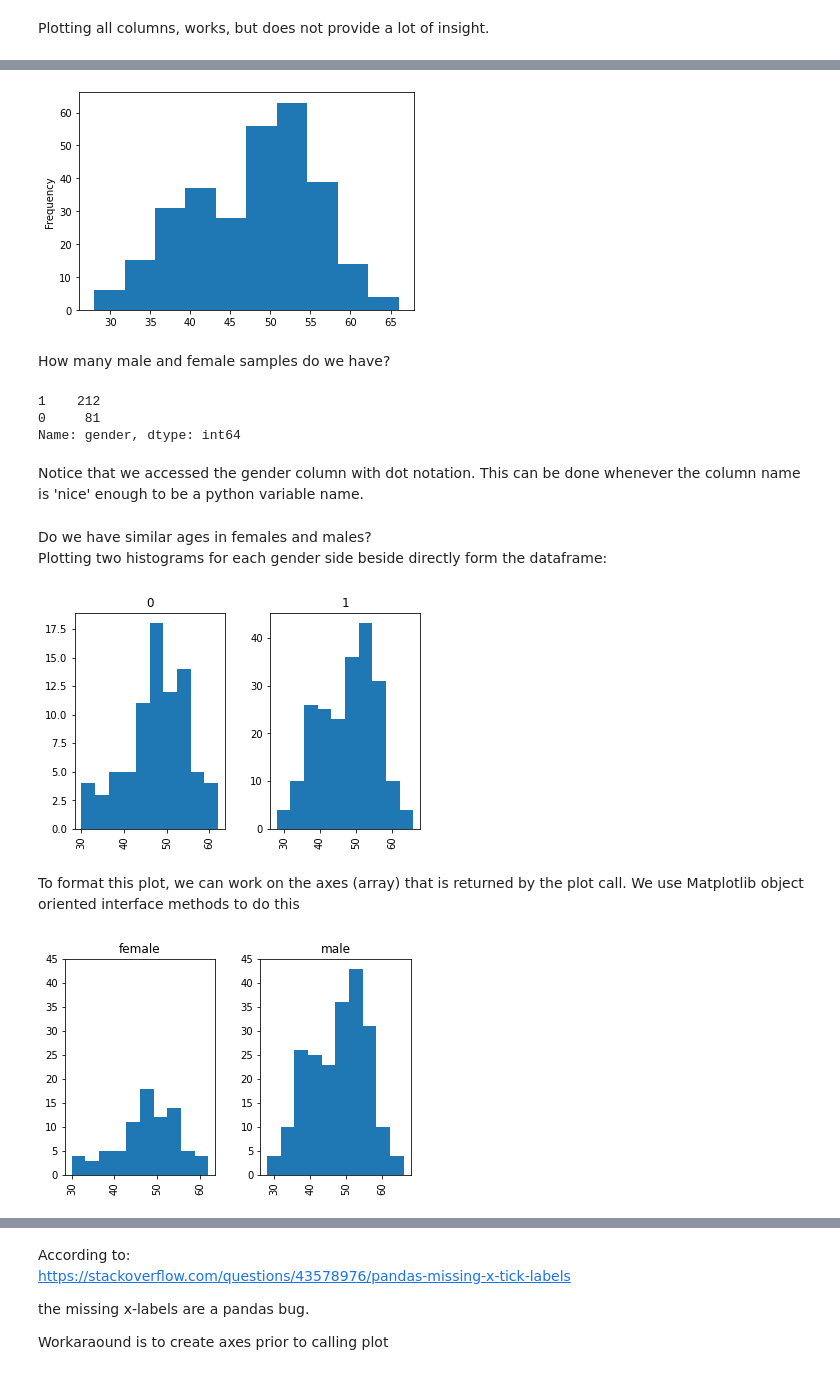
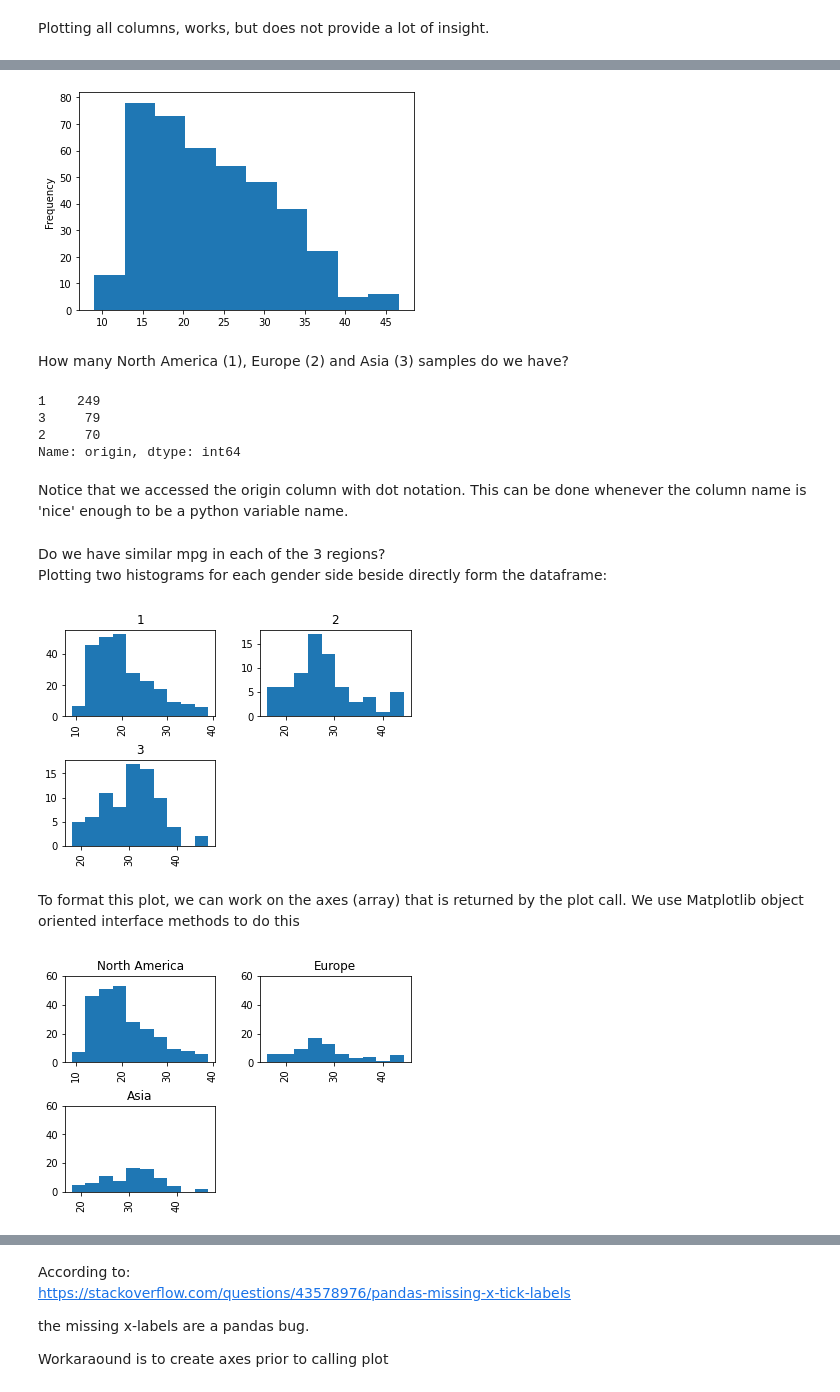
Before and after one commit to ENSF611/lab0-data-and-visualization-review-aamanuel1, a Jupyter notebook: lab0-visualization-auto_mpg.ipynb, the cells around one changed output, grey strips where cells are left out. Saved outputs shown, nothing was run; the diff lists cells and outputs as text; code cells hidden in the pictures.

```diff
--- a/lab0-visualization-auto_mpg.ipynb
+++ b/lab0-visualization-auto_mpg.ipynb
@@ -108,3 +112,6 @@ data = pd.read_csv('heart-attack.csv', na_values='?')
+# %%
+auto_mpg_names = ['mpg', 'cylinders', 'displacement', 'horsepower', 'weight', 'acceleration', 'model year', 'origin', 'car name']
+data = pd.read_csv('auto-mpg.data', header=None, sep='\s+', na_values='?', names=auto_mpg_names)
 # %% [markdown]
 Plotting all columns, works, but does not provide a lot of insight.
 # %%
@@ -117,30 +124,33 @@ Let's look at the age distribution (a histogram)
 # %%
-data['age'].plot.hist();
+data['mpg'].plot.hist();
 # %% [output]
-[figure, old version]
+[figure, new version]
 # %% [markdown]
-How many male and female samples do we have?
+How many North America (1), Europe (2) and Asia (3) samples do we have?
 # %%
-data.gender.value_counts()
+data.origin.value_counts()
 # %% [output]
-1    212
-0     81
-Name: gender, dtype: int64
+1    249
+3     79
+2     70
+Name: origin, dtype: int64
 # %% [markdown]
-Notice that we accessed the gender column with dot notation. This can be done whenever the column name is 'nice' enough to be a python variable name.
+Notice that we accessed the origin column with dot notation. This can be done whenever the column name is 'nice' enough to be a python variable name.
 # %% [markdown]
-Do we have similar ages in females and males?
+Do we have similar mpg in each of the 3 regions?
 Plotting two histograms for each gender side beside directly form the dataframe:
 # %%
-axs = data.hist(column='age', by='gender')
+axs = data.hist(column='mpg', by='origin')
 # %% [output]
-[figure, old version]
+[figure, new version]
 # %% [markdown]
 To format this plot, we can work on the axes (array) that is returned by the plot call. We use Matplotlib object oriented interface methods to do this
 # %%
-axs = data.hist(column='age', by='gender')
-axs[0].set(title='female', ylim=[0, 45])
-axs[1].set(title='male', ylim=[0, 45]);
+axs = data.hist(column='mpg', by='origin')
+#Since there's a 2D array of plots need 2 indices.
+axs[0, 0].set(title='North America', ylim=[0, 60])
+axs[0, 1].set(title='Europe', ylim=[0, 60])
+axs[1, 0].set(title='Asia', ylim=[0,60]);
 # %% [output]
-[figure, old version]
+[figure, new version]
 # %% [markdown]
```
Also changed, not shown: parts of 21 cells of this notebook, 1 other file.
